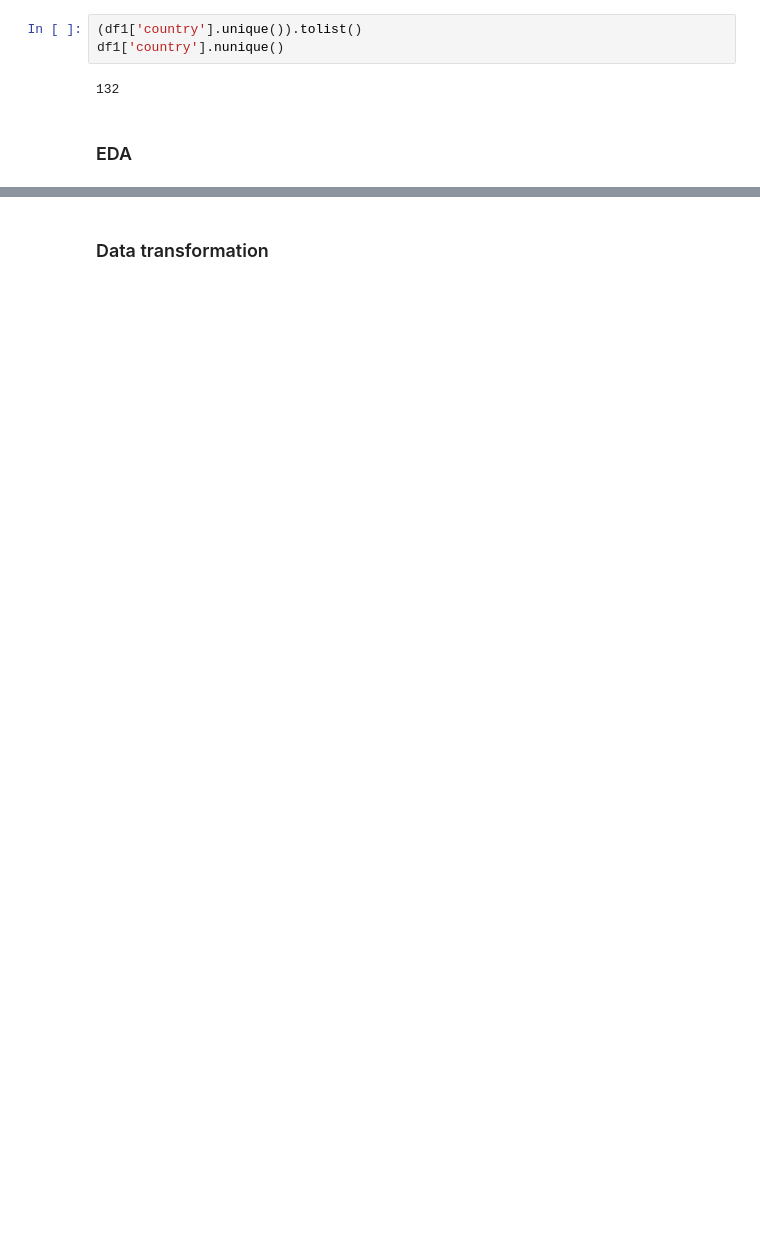
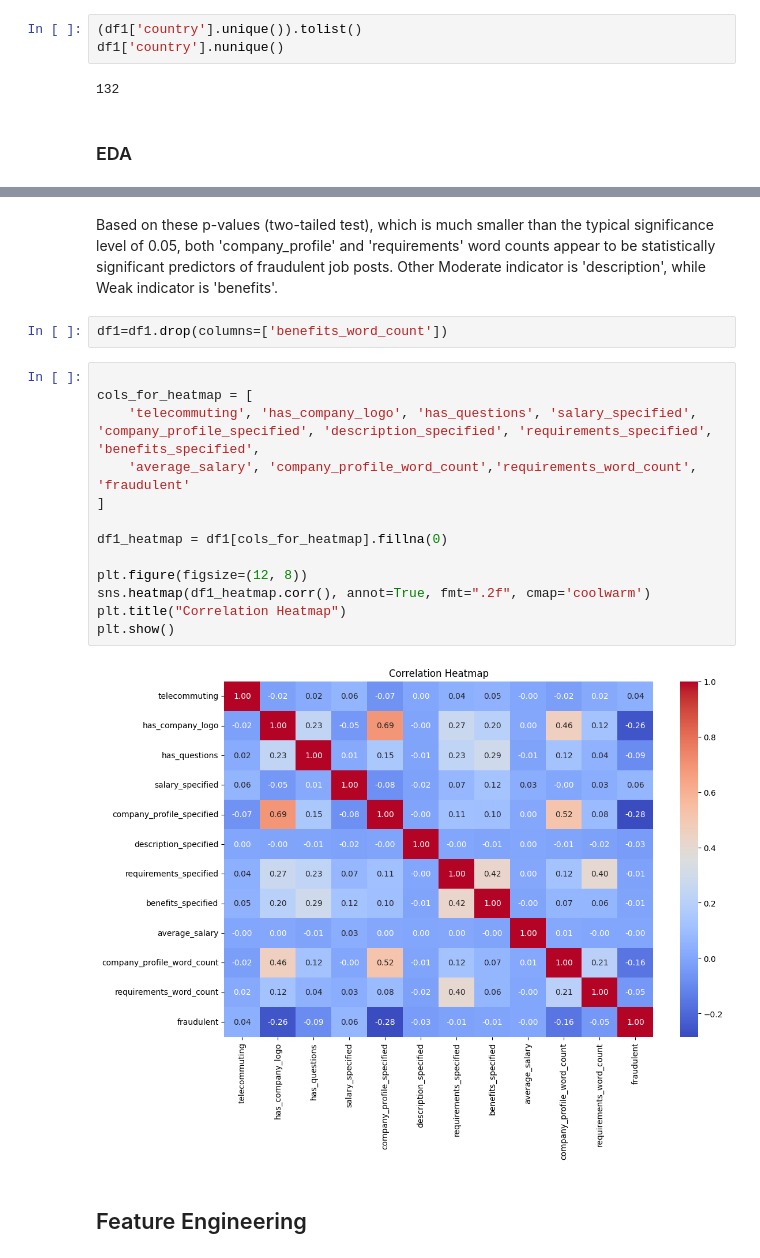
Before and after one commit to SpencerLimSzeSing/fraudulent-job-prediction, a Jupyter notebook: notebook/notebook.ipynb, the cells around one changed output, grey strips where cells are left out. Drawn from its saved outputs; the diff is of its cells as text; blank space fills up the shorter version.

```diff
--- a/notebook/notebook.ipynb
+++ b/notebook/notebook.ipynb
@@ -468,2 +743,22 @@ P-value for 'requirements': 8.060220641804172e-12
+# %% [markdown]
+Based on these p-values (two-tailed test), which is much smaller than the typical significance level of 0.05, both 'company_profile' and 'requirements' word counts appear to be statistically significant predictors of fraudulent job posts.
+Other Moderate indicator is 'description', while  Weak indicator is 'benefits'.
+# %%
+df1=df1.drop(columns=['benefits_word_count'])
+# %%
+
+cols_for_heatmap = [
+    'telecommuting', 'has_company_logo', 'has_questions', 'salary_specified', 'company_profile_specified', 'description_specified', 'requirements_specified', 'benefits_specified',
+    'average_salary', 'company_profile_word_count','requirements_word_count', 'fraudulent'
+]
+
+df1_heatmap = df1[cols_for_heatmap].fillna(0)
+
+plt.figure(figsize=(12, 8))
+sns.heatmap(df1_heatmap.corr(), annot=True, fmt=".2f", cmap='coolwarm')
+plt.title("Correlation Heatmap")
+plt.show()
+# %% [output]
+[figure, added]
 # %% [markdown]
-### Data transformation
+## Feature Engineering
```
Also changed, not shown: parts of 42 cells of this notebook, 4 other files.
